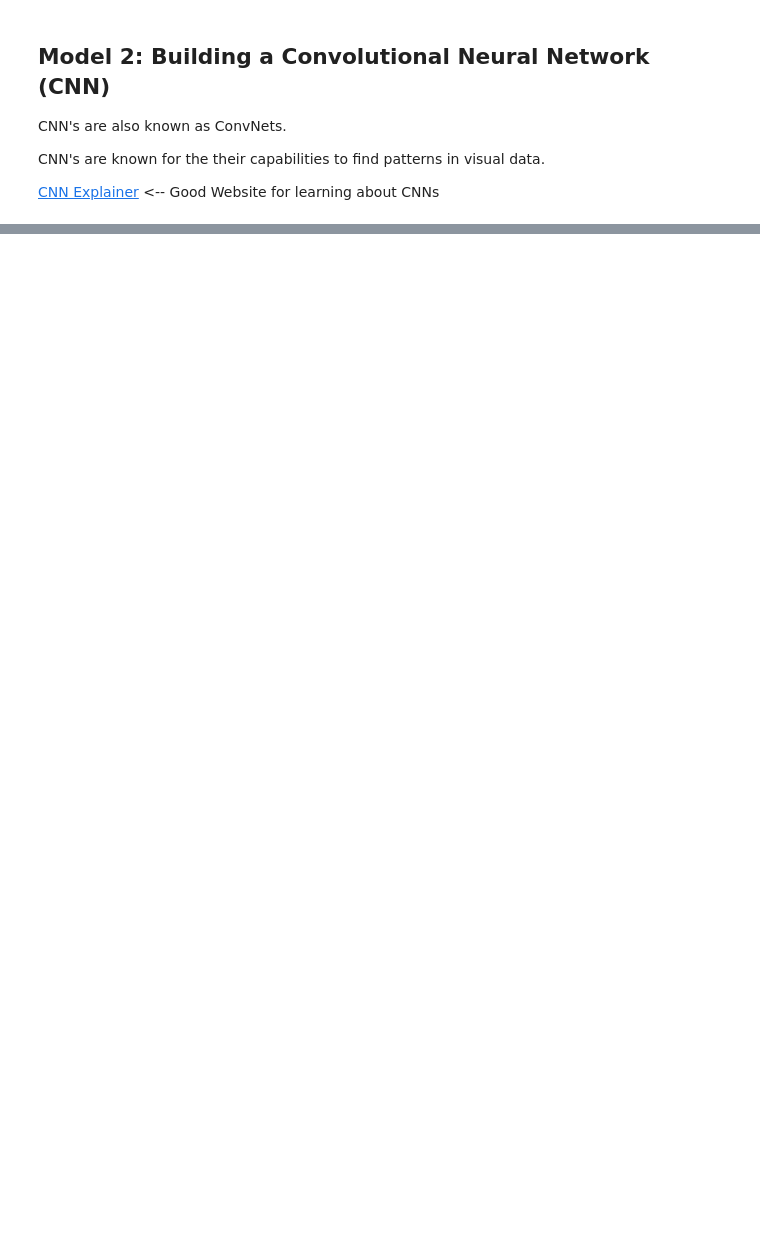
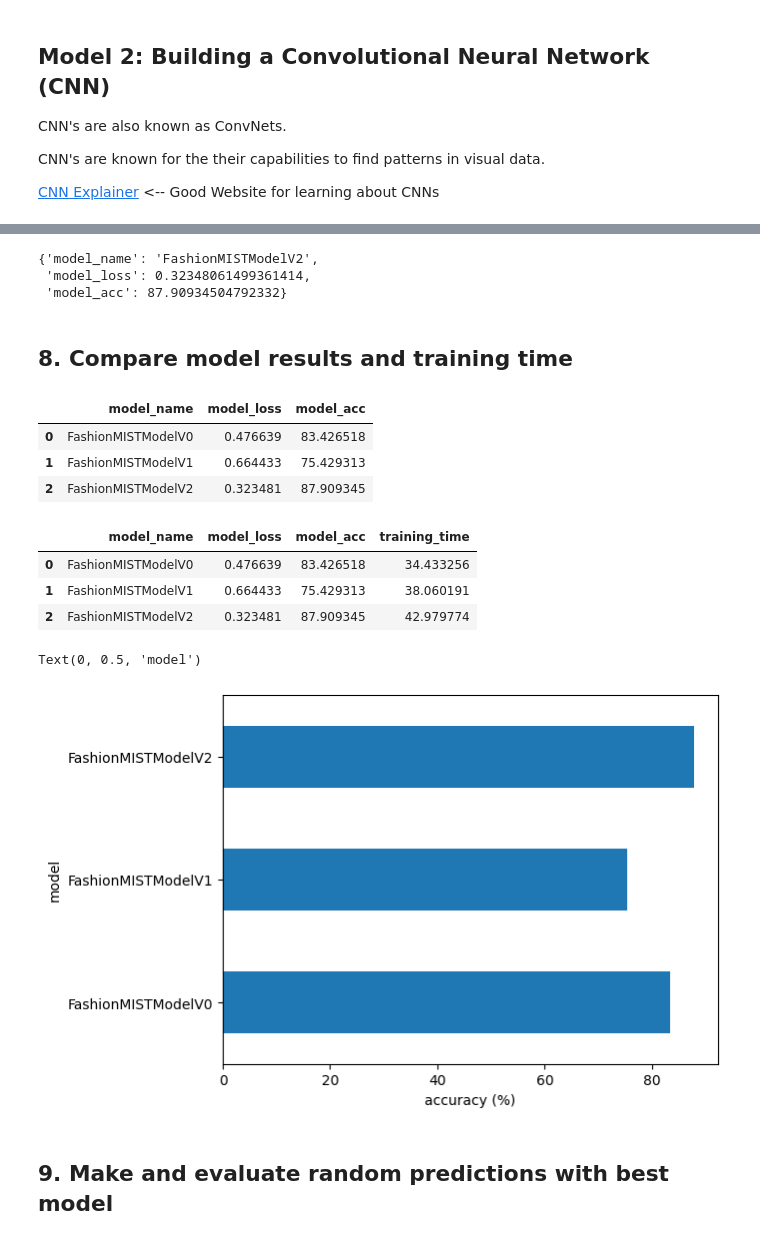
Before and after one commit to AustinN-Tech/AI-ML_Learning_Process_and_Notes, a Jupyter notebook: Pytorch_Notes/PyTorch_03.ipynb, the cells around one changed output, grey strips where cells are left out. Cells and saved outputs as stored; diff of their text form; code cells hidden in the pictures; blank space fills up the shorter version.

```diff
--- a/Pytorch_Notes/PyTorch_03.ipynb
+++ b/Pytorch_Notes/PyTorch_03.ipynb
@@ -780,0 +1022,5 @@ CNN's are known for the their capabilities to find patterns in visual data.
+# %%
+# Setup Accuracy Function
+from torchmetrics import Accuracy
+
+accuracy = Accuracy(task="Multiclass", num_classes=10).to(device)
@@ -780,0 +1078,50 @@ CNN's are known for the their capabilities to find patterns in visual data.
+# %%
+# Get model_2 results
+model_2_results = eval_model(
+    model=model_2,
+    data_loader=test_dataloader,
+    loss_fn=loss_fn,
+    accuracy=accuracy,
+    device=device
+)
+
+model_2_results
+# %% [output]
+{'model_name': 'FashionMISTModelV2',
+ 'model_loss': 0.32348061499361414,
+ 'model_acc': 87.90934504792332}
+# %% [markdown]
+## 8. Compare model results and training time
+# %%
+import pandas as pd
+compare_results = pd.DataFrame([model_0_results,
+                                model_1_results,
+                                model_2_results])
+compare_results
+# %% [output]
+|  | model_name | model_loss | model_acc |
+| 0 | FashionMISTModelV0 | 0.476639 | 83.426518 |
+| 1 | FashionMISTModelV1 | 0.664433 | 75.429313 |
+| 2 | FashionMISTModelV2 | 0.323481 | 87.909345 |
+# %%
+# Add training time to results comparison
+compare_results["training_time"] = [total_train_time_model_0,
+                                    total_train_time_model_1,
+                                    model_2_train_time]
+# %%
+compare_results
+# %% [output]
+|  | model_name | model_loss | model_acc | training_time |
+| 0 | FashionMISTModelV0 | 0.476639 | 83.426518 | 34.433256 |
+| 1 | FashionMISTModelV1 | 0.664433 | 75.429313 | 38.060191 |
+| 2 | FashionMISTModelV2 | 0.323481 | 87.909345 | 42.979774 |
+# %%
+# Visualize the model results
+compare_results.set_index("model_name")["model_acc"].plot(kind="barh")
+plt.xlabel("accuracy (%)")
+plt.ylabel("model")
+# %% [output]
+Text(0, 0.5, 'model')
+[figure, added]
+# %% [markdown]
+## 9. Make and evaluate random predictions with best model
```
Also changed, not shown: parts of 32 cells of this notebook.
